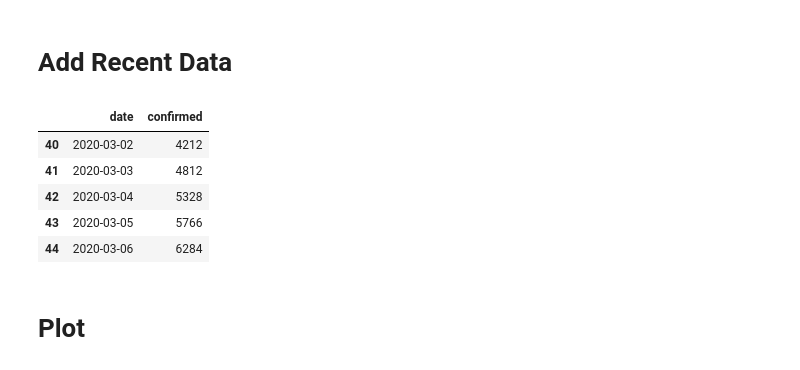
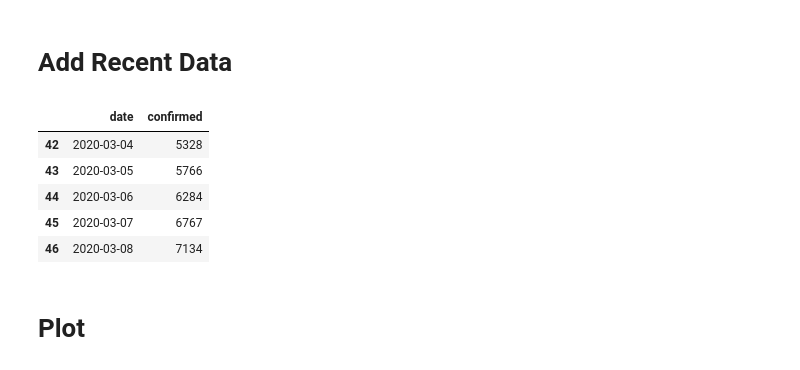
Before and after one commit to johnseo1026/TIL-H, a Jupyter notebook: 코로나예측모델.ipynb, the cells around one changed output. Saved outputs shown, nothing was run; the diff lists cells and outputs as text; code cells hidden in the pictures.

```diff
--- a/코로나예측모델.ipynb
+++ b/코로나예측모델.ipynb
@@ -58,29 +58,31 @@ df_korea.head()
 # %%
 df_korea = df_korea.append([
     {'date': pd.to_datetime('2020-02-22'), 'confirmed': 433},
     {'date': pd.to_datetime('2020-02-23'), 'confirmed': 602},
     {'date': pd.to_datetime('2020-02-24'), 'confirmed': 833},
     {'date': pd.to_datetime('2020-02-25'), 'confirmed': 977},
     {'date': pd.to_datetime('2020-02-26'), 'confirmed': 1261},
     {'date': pd.to_datetime('2020-02-27'), 'confirmed': 1766},
     {'date': pd.to_datetime('2020-02-28'), 'confirmed': 2337},
     {'date': pd.to_datetime('2020-02-29'), 'confirmed': 3150},
     {'date': pd.to_datetime('2020-03-01'), 'confirmed': 3736},
     {'date': pd.to_datetime('2020-03-02'), 'confirmed': 4212},
     {'date': pd.to_datetime('2020-03-03'), 'confirmed': 4812},
     {'date': pd.to_datetime('2020-03-04'), 'confirmed': 5328},
     {'date': pd.to_datetime('2020-03-05'), 'confirmed': 5766},
     {'date': pd.to_datetime('2020-03-06'), 'confirmed': 6284},
+    {'date': pd.to_datetime('2020-03-07'), 'confirmed': 6767},
+    {'date': pd.to_datetime('2020-03-08'), 'confirmed': 7134},
 ],  ignore_index=True)
 
 df_korea.tail()
 # %% [output]
 |  | date | confirmed |
-| 40 | 2020-03-02 | 4212 |
-| 41 | 2020-03-03 | 4812 |
 | 42 | 2020-03-04 | 5328 |
 | 43 | 2020-03-05 | 5766 |
 | 44 | 2020-03-06 | 6284 |
+| 45 | 2020-03-07 | 6767 |
+| 46 | 2020-03-08 | 7134 |
 # %% [markdown]
 # Plot
 # %%
```
Also changed, not shown: parts of 4 cells of this notebook.
